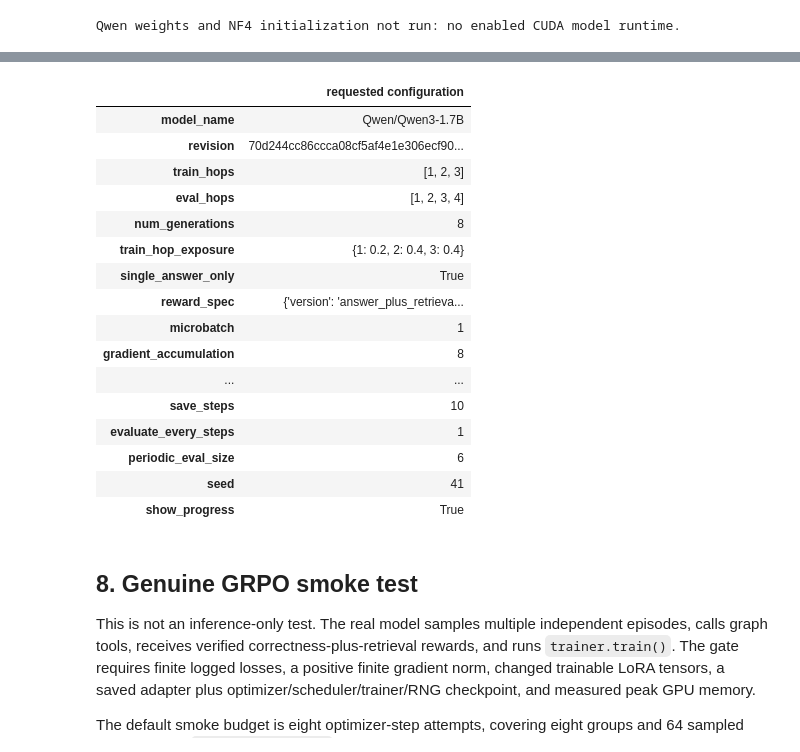
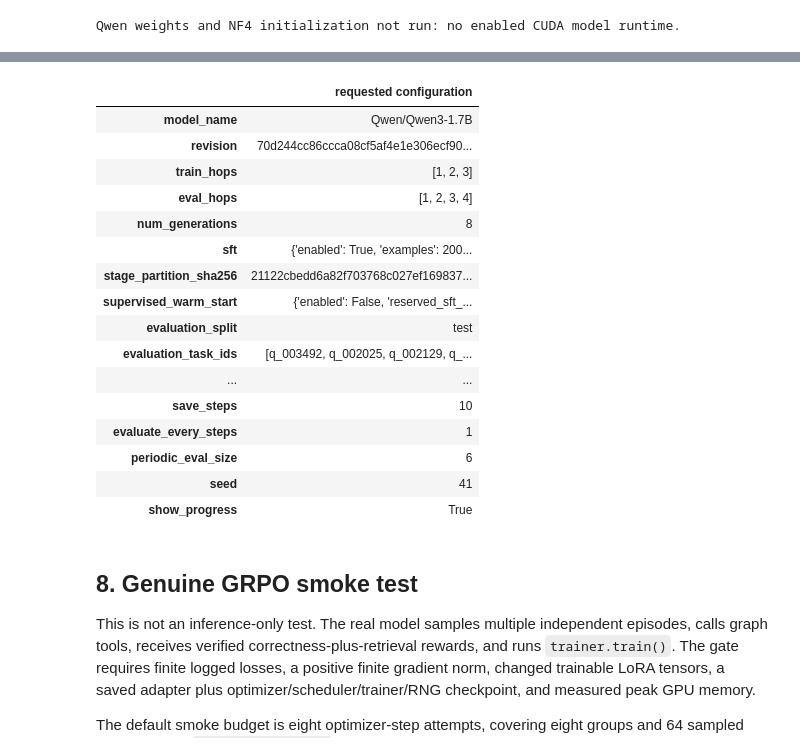
Before and after one commit to AlirezaAK2000/kg-navigation-rlvr, a Jupyter notebook: notebooks/02_grpo_training_kaggle.ipynb, the cells around one changed output, grey strips where cells are left out. Cells and saved outputs as stored; diff of their text form; code cells hidden in the pictures.

```diff
--- a/notebooks/02_grpo_training_kaggle.ipynb
+++ b/notebooks/02_grpo_training_kaggle.ipynb
@@ -55,13 +57,16 @@ WORK_ROOT_OVERRIDE = None     # None -> /kaggle/working on Kaggle; local artifac
 INSTALL_DEPENDENCIES = False
 REMOVE_UNUSED_MULTIMODAL_PACKAGES = True
 RUN_GPU = True
-RUN_BASELINE = True
+SFT_EXAMPLES = 200           # required supervised warm start; reserved separately from GRPO
+SFT_EPOCHS = 1
+SFT_LEARNING_RATE = 2e-5
+SFT_GRADIENT_ACCUMULATION_STEPS = 8
 SHOW_PROGRESS = True          # questions, tool turns, sampled trajectories and optimizer steps
 INSPECT_EXAMPLES = 3           # display stored episodes, without extra inference
-INSPECT_OFFSET = 0             # choose another consecutive slice; same indices for base/trained validation
+INSPECT_OFFSET = 0             # choose another consecutive slice; same indices for vanilla/SFT/SFT+GRPO test outputs
 RUN_SMOKE_TEST = True
 RUN_FULL_TRAINING = False
-RUN_NAME = "kg_grpo_seed41_v2"
+RUN_NAME = "kg_sft_grpo_seed41_train_test"
 SELECTED_GPU = "0"  # expose one device BEFORE importing torch
 
 MODEL_NAME = "Qwen/Qwen3-1.7B"
@@ -70,9 +75,8 @@ TRAIN_HOPS = [1, 2, 3]
 TRAIN_HOP_EXPOSURE = {1: 0.2, 2: 0.4, 3: 0.4}  # proportions of actual sampled question groups
 SINGLE_ANSWER_ONLY = True     # excludes multi-answer queries from every model phase
 EVAL_HOPS = [1, 2, 3, 4]
-MAX_TRAIN_EXAMPLES = 1000       # limit, not a request to invent additional rows
-BASELINE_EVAL_SIZE = 30
-TEST_EVAL_SIZE = 30
+MAX_TRAIN_EXAMPLES = 1000       # GRPO pool cap AFTER reserving the separate SFT examples
+TEST_EVAL_SIZE = 30           # same fixed test subset for all three stages; None uses all unique test instances
 RELOAD_EVAL_SIZE = 3
 SEED = 41
 
@@ -90,7 +94,7 @@ MAX_OBSERVATION_CHARS = 4000
 SMOKE_TEST_STEPS = 8         # 8 groups / 64 sampled episodes with the default G=8, accumulation=8
 INITIAL_TRAINING_STEPS = 30
 SAVE_STEPS = 10
-EVALUATE_EVERY_STEPS = 1        # validation after every optimizer step in smoke/full; 0 disables
+EVALUATE_EVERY_STEPS = 1        # test monitoring after every optimizer step in smoke/full; 0 disables
 PERIODIC_EVAL_SIZE = 6
 RESUME_FROM_CHECKPOINT = None   # full checkpoint-* folder, not an adapter-only export
 MAKE_ZIP = True
@@ -156,6 +160,12 @@ if set(TRAIN_HOPS) - {1,2,3,4} or not TRAIN_HOPS or set(EVAL_HOPS) - {1,2,3,4} o
     raise ValueError("Choose hop categories from 1, 2, 3, 4")
 if set(TRAIN_HOP_EXPOSURE) != set(TRAIN_HOPS):
     raise ValueError("TRAIN_HOP_EXPOSURE must specify every selected TRAIN_HOPS category")
+if SFT_EXAMPLES < 1:
+    raise ValueError("SFT requires at least one reserved training example")
+if TEST_EVAL_SIZE is not None and TEST_EVAL_SIZE < 1:
+    raise ValueError("TEST_EVAL_SIZE must be positive or None for the full unique test pool")
+if SFT_EPOCHS <= 0 or SFT_LEARNING_RATE <= 0 or SFT_GRADIENT_ACCUMULATION_STEPS < 1:
+    raise ValueError("SFT epochs, learning rate and accumulation must be positive")
 if EVALUATE_EVERY_STEPS < 0 or PERIODIC_EVAL_SIZE < 1:
     raise ValueError("Evaluation interval must be nonnegative and periodic evaluation size positive")
 sys.path.insert(0, str(PROJECT_ROOT / "src"))
@@ -209,8 +219,8 @@ if IS_KAGGLE and RUN_GPU:
             "Kaggle dependencies are not ready. In section 1, set INSTALL_DEPENDENCIES=True "
             "and rerun the configuration and setup cells. Wait for pip to finish, then "
             "restart the Kaggle session/kernel, set INSTALL_DEPENDENCIES=False, and run "
-            "from the beginning. For vanilla-baseline-only evaluation, keep "
-            "RUN_BASELINE=True, RUN_SMOKE_TEST=False and RUN_FULL_TRAINING=False. "
+            "from the beginning. For vanilla-baseline-only evaluation: "
+            "Stop after section 6 to inspect vanilla before SFT. "
             "Do not bypass the pins. Package differences: " + json.dumps(setup_mismatches))
 
 from kg_rlvr.training.grpo import dependency_versions, MODEL_REVISIONS, PINS
@@ -423,7 +455,7 @@ if RUN_MODEL:
         gc.collect(); torch.cuda.empty_cache()
         raise RuntimeError("Model load ran out of memory. Apply the documented smaller-budget/model fallback explicitly; no replacement model has been loaded.")
     codec = QwenChatCodec(tokenizer)
-    selected_prompt_ids = sorted(set(train_ids + validation_ids + test_ids))
+    selected_prompt_ids = sorted(set(sft_ids + train_ids + test_ids))
     prompt_lengths = []
     with progress_bar(len(selected_prompt_ids), "Checking model prompts", enabled=SHOW_PROGRESS) as progress:
         for qid in selected_prompt_ids:
@@ -453,13 +486,14 @@ With `SHOW_PROGRESS=True`, the evaluation bar shows completed questions out of t
 # %%
 from kg_rlvr.training.rollouts import evaluate_policy
 BASE_METRICS, BASE_TRACES = None, []
-if RUN_MODEL and RUN_BASELINE:
+if RUN_MODEL:
     with model.disable_adapter():
-        BASE_METRICS, BASE_TRACES = evaluate_policy(model, tokenizer, store, validation_ids, LIMITS, EVALUATION_DIR, "base_validation", show_progress=SHOW_PROGRESS)
-    display(pd.Series(BASE_METRICS, name="measured frozen-base baseline").to_frame())
+        BASE_METRICS, BASE_TRACES = evaluate_policy(model, tokenizer, store, test_ids, LIMITS,
+            EVALUATION_DIR, "vanilla_test", show_progress=SHOW_PROGRESS)
+    display(pd.Series(BASE_METRICS, name="measured vanilla test performance").to_frame())
     MEMORY.append(memory_snapshot("after_baseline"))
     if not any(event["name"] == "get_neighbors" and event["observation"].get("ok") for trace in BASE_TRACES for event in trace["tool_events"]):
-        raise RuntimeError("The base evaluation executed no valid graph-neighbor tools. Inspect real trajectories and tool formatting before training; no working model tool use is claimed.")
+        print("Vanilla executed no valid neighbor tools. No working baseline tool use is claimed; supervised demonstrations will provide valid action targets.")
 else:
-    print("Baseline model evaluation not run; no baseline accuracy is reported.")
+    print("Vanilla test evaluation not run; no baseline accuracy is reported.")
 # %% [output]
@@ -500,33 +627,38 @@ With G=8, accumulation=8 and microbatch 1, each optimizer step samples eight tra
 # %%
 from kg_rlvr.training.grpo import (
     build_trainer, lora_snapshot, verify_optimizer_update, training_manifest,
     check_resume, export_adapter, reload_adapter_in_place, assert_lora_fp32, smoke_diagnostics,
 )
 EXPERIMENT_CONFIG = {"model_name": MODEL_NAME, "revision": MODEL_REVISION,
     "train_hops": TRAIN_HOPS, "eval_hops": EVAL_HOPS, "num_generations": NUM_GENERATIONS,
+    "sft": {"enabled": True, "examples": SFT_EXAMPLES, "epochs": SFT_EPOCHS,
+        "learning_rate": SFT_LEARNING_RATE, "accumulation": SFT_GRADIENT_ACCUMULATION_STEPS},
+    "stage_partition_sha256": STAGE_PARTITION_SHA256, "supervised_warm_start": SFT_WARM_START,
+    "evaluation_split": "test", "evaluation_task_ids": test_ids,
+    "comparison_variants": ["vanilla", "sft", "sft_grpo"],
     "train_hop_exposure": TRAIN_HOP_EXPOSURE, "single_answer_only": SINGLE_ANSWER_ONLY, "reward_spec": REWARD_SPEC,
     "microbatch": 1, "gradient_accumulation": GRADIENT_ACCUMULATION_STEPS,
     "unique_questions_per_update": GRADIENT_ACCUMULATION_STEPS // NUM_GENERATIONS,
     "learning_rate": LEARNING_RATE, "lora_r": LORA_R, "lora_alpha": LORA_ALPHA,
     "lora_dropout": 0.0, "limits": asdict(LIMITS), "smoke_steps": SMOKE_TEST_STEPS,
     "full_steps": INITIAL_TRAINING_STEPS, "save_steps": SAVE_STEPS,
     "evaluate_every_steps": EVALUATE_EVERY_STEPS, "periodic_eval_size": PERIODIC_EVAL_SIZE, "seed": SEED, "show_progress": SHOW_PROGRESS}
 display(pd.Series(EXPERIMENT_CONFIG, name="requested configuration").to_frame())
 (RUN_ROOT / "experiment_config.json").write_text(json.dumps(EXPERIMENT_CONFIG, indent=2) + "\n")
 smoke_trainer, full_trainer, final_trainer = None, None, None
 SMOKE_RESULT, FULL_RESULT = None, None
 # %% [output]
 |  | requested configuration |
 | model_name | Qwen/Qwen3-1.7B |
 | revision | 70d244cc86ccca08cf5af4e1e306ecf90... |
 | train_hops | [1, 2, 3] |
 | eval_hops | [1, 2, 3, 4] |
 | num_generations | 8 |
-| train_hop_exposure | {1: 0.2, 2: 0.4, 3: 0.4} |
-| single_answer_only | True |
-| reward_spec | {'version': 'answer_plus_retrieva... |
-| microbatch | 1 |
-| gradient_accumulation | 8 |
+| sft | {'enabled': True, 'examples': 200... |
+| stage_partition_sha256 | 21122cbedd6a82f703768c027ef169837... |
+| supervised_warm_start | {'enabled': False, 'reserved_sft_... |
+| evaluation_split | test |
+| evaluation_task_ids | [q_003492, q_002025, q_002129, q_... |
 | ... | ... |
 | save_steps | 10 |
 | evaluate_every_steps | 1 |
```
Also changed, not shown: parts of 26 cells of this notebook, 41 other files.
